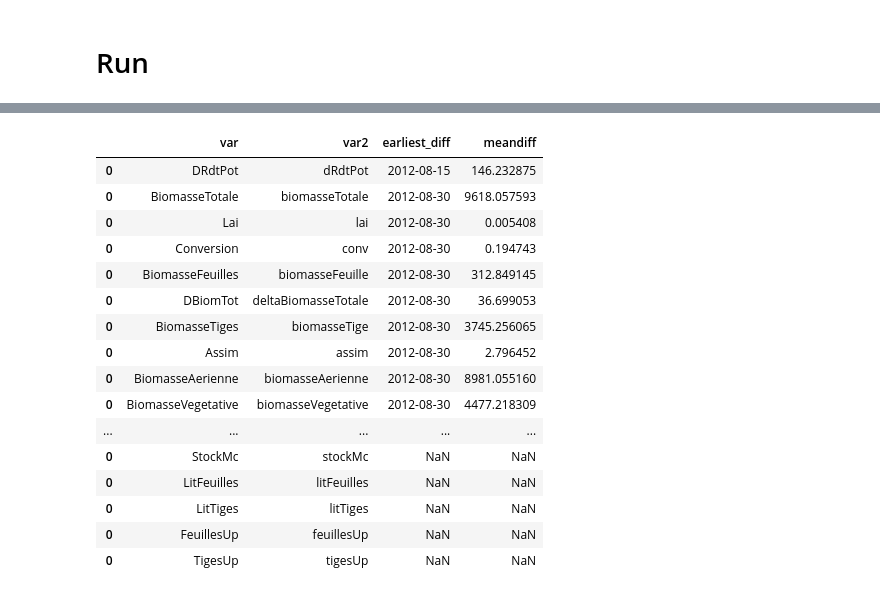
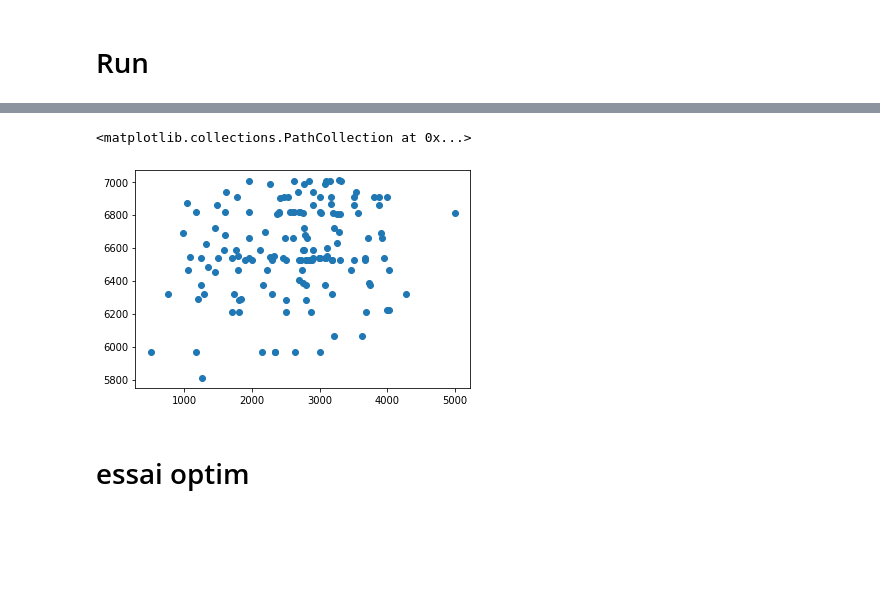
Before and after one commit to SARRA-cropmodels/SARRA-Py, a Jupyter notebook: notebooks/rice_calibration/SARRA-Py_pointsim.ipynb, the cells around one changed output, grey strips where cells are left out. Cells and saved outputs as stored; diff of their text form; code cells hidden in the pictures; blank space fills up the shorter version.

```diff
--- a/notebooks/rice_calibration/SARRA-Py_pointsim.ipynb
+++ b/notebooks/rice_calibration/SARRA-Py_pointsim.ipynb
@@ -61,8 +43,32 @@ file_df_sim = "simu_AG3US20124.txt"
 # %%
+num_samples = 150
+id_sampling_start = 0
+
+grid_width = 1
+grid_height = num_samples
+date_start = observations.loc[id_sampling_start:id_sampling_start+num_samples,"sowdate"].values.min()-datetime.timedelta(days=15) # plus petite date en commun entre les dates de semis du set de comparaison
+duration = 365
+
+# parameter file names
+file_paramVariete = "rice_variety.yaml"
+file_paramITK = "rice_itk.yaml" # date de semis à override
+file_paramTypeSol = "rice_soil.yaml"
+
+# data exported from SARRA-H
+# file_df_weather = "AgERA5_point_madagascar_Ambohimiarina_-18.83_47.13_2006_2010.csv"
+# file_df_rain = "TAMSAT_v3.1_point_madagascar_Ambohimiarina_18.83_47.13_2006_2010.csv"
+# file_df_ET0 = None
+# file_df_irrig = None
+
+# simulated data from SARRA-H for comparison purposes
+# file_df_sim = "simu_AG3US20124.txt"
+
+
+
+
 # Read YAML file
 with open(os.path.join('../../data/params/variety/',file_paramVariete), 'r') as stream:
     paramVariete = yaml.safe_load(stream)
-
 
 if paramVariete["feuilAeroBase"] == 0.1 :
     raise exception()
@@ -70,7 +76,8 @@ if paramVariete["feuilAeroBase"] == 0.1 :
 with open(os.path.join('../../data/params/itk/',file_paramITK), 'r') as stream:
     paramITK = yaml.safe_load(stream)
 
-paramITK["DateSemis"] = datetime.datetime.strptime(paramITK["DateSemis"], "%Y-%m-%d").date()
+# paramITK["DateSemis"] = datetime.datetime.strptime(paramITK["DateSemis"], "%Y-%m-%d").date()
+paramITK["DateSemis"] = observations.loc[id_sampling_start:id_sampling_start+num_samples,"sowdate"].values
 
 with open(os.path.join('../../data/params/soil/',file_paramTypeSol), 'r') as stream:
     paramTypeSol = yaml.safe_load(stream)
@@ -146,3 +155,15 @@ sample_observations = observations.groupby("cropseason").sample(n=10, random_sta
+# %%
+df_weather_collection = {}
+for sample in tqdm(range(num_samples)):
+    location = observations.loc[id_sampling_start+sample,"village"]
+    df_weather_collection[sample] = read_and_format_df_weather(weather_correspondance[location], rain_correspondance[location], file_df_irrig=None, file_df_ET0=None)
+# %%
+def InitSup2_alt(data, grid_width, grid_height, duration, df_weather):
+    data["tpMoy"] = np.concatenate([df_weather_collection[df_weather_id]["TEMP"].values for df_weather_id in df_weather_collection]).reshape(grid_width, grid_height, duration)
+    data["rain"] = np.concatenate([df_weather_collection[df_weather_id]["RAIN"].values for df_weather_id in df_weather_collection]).reshape(grid_width, grid_height, duration)
+    data["ET0"] = np.concatenate([df_weather_collection[df_weather_id]["ET0"].values for df_weather_id in df_weather_collection]).reshape(grid_width, grid_height, duration)
+    data["rg"] = np.concatenate([df_weather_collection[df_weather_id]["IRRAD"].values for df_weather_id in df_weather_collection]).reshape(grid_width, grid_height, duration)
+    return data
 # %% [markdown]
 # Run
 # %%
@@ -274,20 +258,9 @@ nan
-# %%
-diff.sort_values(by="earliest_diff")
-# %% [output]
-|  | var | var2 | earliest_diff | meandiff |
-| 0 | DRdtPot | dRdtPot | 2012-08-15 | 146.232875 |
-| 0 | BiomasseTotale | biomasseTotale | 2012-08-30 | 9618.057593 |
-| 0 | Lai | lai | 2012-08-30 | 0.005408 |
-| 0 | Conversion | conv | 2012-08-30 | 0.194743 |
-| 0 | BiomasseFeuilles | biomasseFeuille | 2012-08-30 | 312.849145 |
-| 0 | DBiomTot | deltaBiomasseTotale | 2012-08-30 | 36.699053 |
-| 0 | BiomasseTiges | biomasseTige | 2012-08-30 | 3745.256065 |
-| 0 | Assim | assim | 2012-08-30 | 2.796452 |
-| 0 | BiomasseAerienne | biomasseAerienne | 2012-08-30 | 8981.055160 |
-| 0 | BiomasseVegetative | biomasseVegetative | 2012-08-30 | 4477.218309 |
-| ... | ... | ... | ... | ... |
-| 0 | StockMc | stockMc | NaN | NaN |
-| 0 | LitFeuilles | litFeuilles | NaN | NaN |
-| 0 | LitTiges | litTiges | NaN | NaN |
-| 0 | FeuillesUp | feuillesUp | NaN | NaN |
-| 0 | TigesUp | tigesUp | NaN | NaN |
+# %%
+df_comparison = pd.DataFrame({"observed_yield":observations.loc[id_sampling_start:id_sampling_start+num_samples-1, "yield"], "simulated_yield":[data_run["rdt"][0,i,364] for i in range(num_samples)]})
+# %%
+plt.scatter(df_comparison["observed_yield"], df_comparison["simulated_yield"])
+# %% [output]
+<matplotlib.collections.PathCollection at 0x...>
+[figure, added]
+# %% [markdown]
+# essai optim
```
Also changed, not shown: parts of 20 cells of this notebook.
